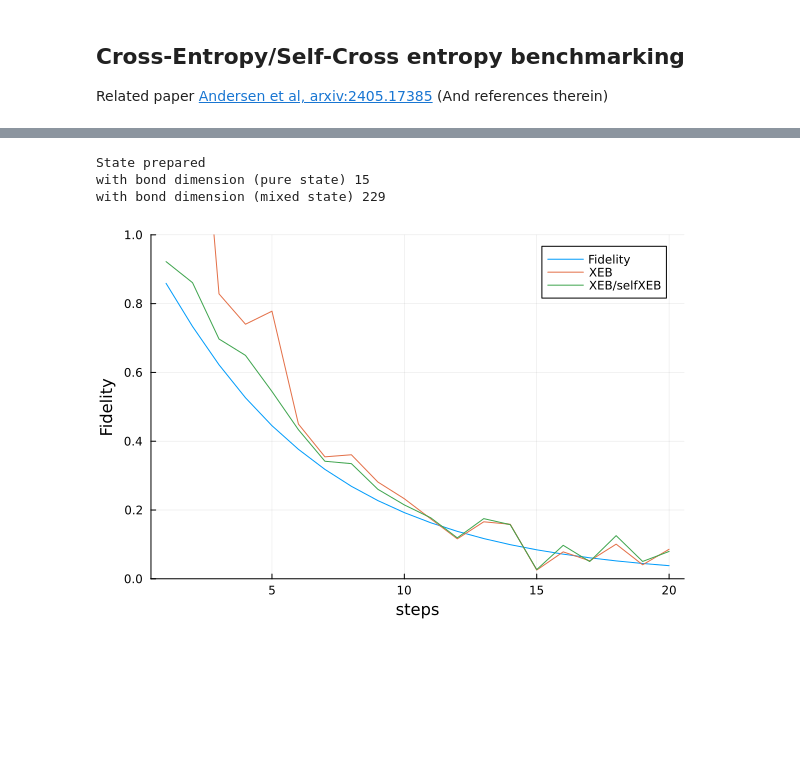
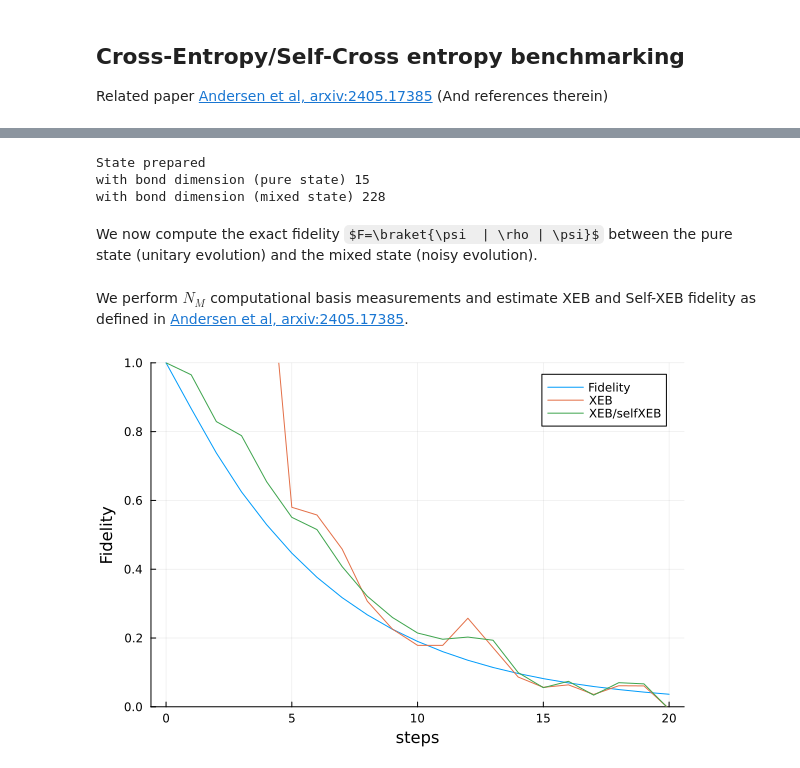
Before and after one commit to bvermersch/RandomMeas.jl, a Jupyter notebook: examples/CrossEntropyBenchmarking.ipynb, the cells around one changed output, grey strips where cells are left out. Cells and saved outputs as stored; diff of their text form; code cells hidden in the pictures; some formulas as TeX source; blank space fills up the shorter version.

```diff
--- a/examples/CrossEntropyBenchmarking.ipynb
+++ b/examples/CrossEntropyBenchmarking.ipynb
@@ -14,59 +55,49 @@ In order to simulate the corresponding experimental state in presence of noise,
 # %%
+ψ = Vector{MPS}() # vector to store the pure state evolution
+ρ = Vector{MPO}() # vector to store the mixed state evolution
+push!(ψ,ψ0)
+push!(ρ,ρ0)
 
-N = 8
-steps = 20
-ξ = siteinds("Qubit", N)
-states = ["Dn" for n in 1:N]
-cutoff = 1e-4
-ψ0 = MPS(ξ,states);
-ρ0 = outer(ψ0',ψ0);
-p = 0.05*rand(N)
-ψ = Vector{MPS}()
-ρ = Vector{MPO}()
-@showprogress dt=1 for d in 1:steps
+@showprogress dt=1 for d in 1:number_of_circuit_layers
         circuit_layer  = random_circuit(ξ,2)
-        if d==1
-            push!(ψ,apply(circuit_layer,ψ0;cutoff=cutoff))
-            ρt = apply(circuit_layer,ρ0,apply_dag=true;cutoff=cutoff)
-            ρt = apply_depo_channel(ρt,p)
-            push!(ρ,ρt);
-        else
-            push!(ψ,apply(circuit_layer,ψ[d-1];cutoff=cutoff))
-            ρt = apply(circuit_layer,ρ[d-1],apply_dag=true;cutoff=cutoff)
-            ρt = apply_depo_channel(ρt,p)
-            push!(ρ,ρt);
-        end
+        push!(ψ, apply(circuit_layer, ψ[end]; cutoff=cutoff)) ### Pure state evolution
+        ρt = apply(circuit_layer,ρ[end],apply_dag=true;cutoff=cutoff) ### Mixed state evolution (unitary part)
+        ρt = apply_depo_channel(ρt,p)  ### Mixed state evolution (local depolarization)
+        push!(ρ,ρt);
 end
 
 println("State prepared")
-println("with bond dimension (pure state) ", maxlinkdim(ψ[steps]))
-println("with bond dimension (mixed state) ", maxlinkdim(ρ[steps]))
+println("with bond dimension (pure state) ", maxlinkdim(ψ[end]))
+println("with bond dimension (mixed state) ", maxlinkdim(ρ[end]))
 # %% [output]
 State prepared
 with bond dimension (pure state) 15
-with bond dimension (mixed state) 229
+with bond dimension (mixed state) 228
+# %% [markdown]
+We now compute the exact fidelity $F=\braket{\psi  | \rho | \psi}$ between the pure state (unitary evolution) and the mixed state (noisy evolution).
+# %%
+F = [real(inner(ψ[d]',ρ[d],ψ[d])) for d in 1:length(ψ)];
+# %% [markdown]
+We perform  $N_M$ computational basis measurements and estimate XEB and Self-XEB fidelity as defined in [Andersen et al, arxiv:2405.17385](https://arxiv.org/abs/2405.17385).
 # %%
-#Perform Randomized measurements
-NM= 1000
-XEB = zeros(Float64,steps)
-selfXEB = zeros(Float64,steps)
-XEB_c = zeros(Float64,steps)
+NM= 1000 # number of computational basis measurements
 
-data = zeros(Int8,(NM,N))
-F = [real(inner(ψ[d]',ρ[d],ψ[d])) for d in 1:steps];
+XEB = zeros(Float64,length(ψ))
+selfXEB = zeros(Float64,length(ψ))
+XEB_c = zeros(Float64,length(ψ))
 
-@showprogress dt=1 for d in 1:steps
+@showprogress dt=1 for d in 1:length(ψ)
     XEB[d] = get_XEB(ψ[d],ρ[d],NM)
     selfXEB[d] =  get_selfXEB(ψ[d])
     XEB_c[d] = XEB[d]/selfXEB[d]
 end
 # %%
 using Plots
-plot(1:steps,F,label="Fidelity")
-plot!(1:steps,XEB,label="XEB")
-plot!(1:steps,XEB_c,label="XEB/selfXEB")
+plot(0:steps,F,label="Fidelity")
+plot!(0:steps,XEB,label="XEB")
+plot!(0:steps,XEB_c,label="XEB/selfXEB")
 xlabel!("steps")
 ylabel!("Fidelity")
 ylims!((0,1))
 # %% [output]
-[figure, old version]
+[figure, new version]
```
Also changed, not shown: parts of 3 cells of this notebook, 1 other file.
